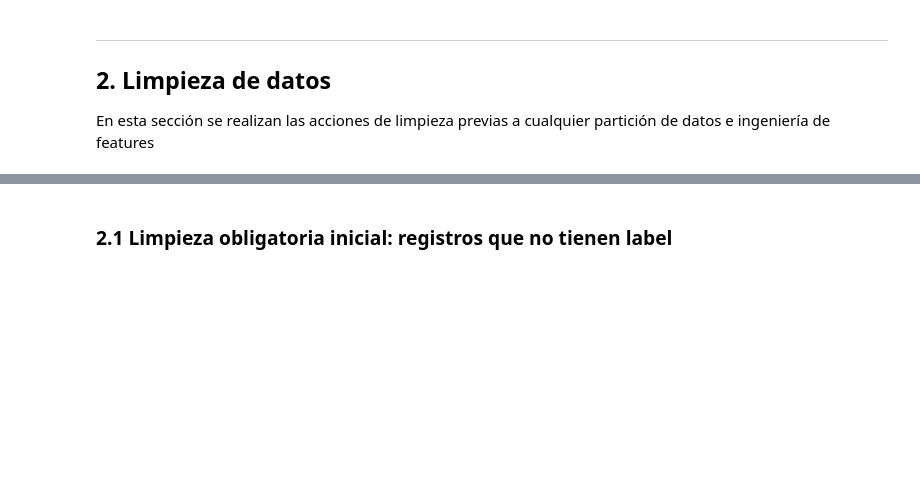
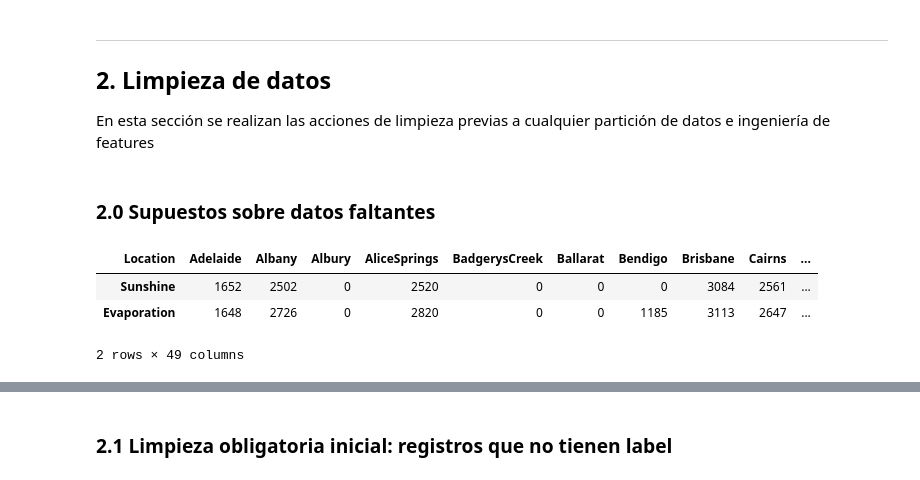
Before and after one commit to AriSalassa/analisis-de-datos, a Jupyter notebook: clase8_tpintegrador/TP Integrador Análisis de datos.ipynb, the cells around one changed output, grey strips where cells are left out. Cells and saved outputs as stored; diff of their text form; code cells hidden in the pictures; blank space fills up the shorter version.

```diff
--- a/clase8_tpintegrador/TP Integrador Análisis de datos.ipynb
+++ b/clase8_tpintegrador/TP Integrador Análisis de datos.ipynb
@@ -361,3 +361,12 @@ ___
 
 ## 2. Limpieza de datos
 En esta sección se realizan las acciones de limpieza previas a cualquier partición de datos e ingeniería de features
+# %% [markdown]
+### 2.0 Supuestos sobre datos faltantes
+# %%
+df.groupby('Location')[['Sunshine','Evaporation']].count().T
+# %% [output]
+| Location | Adelaide | Albany | Albury | AliceSprings | BadgerysCreek | Ballarat | Bendigo | Brisbane | Cairns | ... |
+| Sunshine | 1652 | 2502 | 0 | 2520 | 0 | 0 | 0 | 3084 | 2561 | ... |
+| Evaporation | 1648 | 2726 | 0 | 2820 | 0 | 0 | 1185 | 3113 | 2647 | ... |
+2 rows × 49 columns
```
Also changed, not shown: parts of 23 cells of this notebook.
